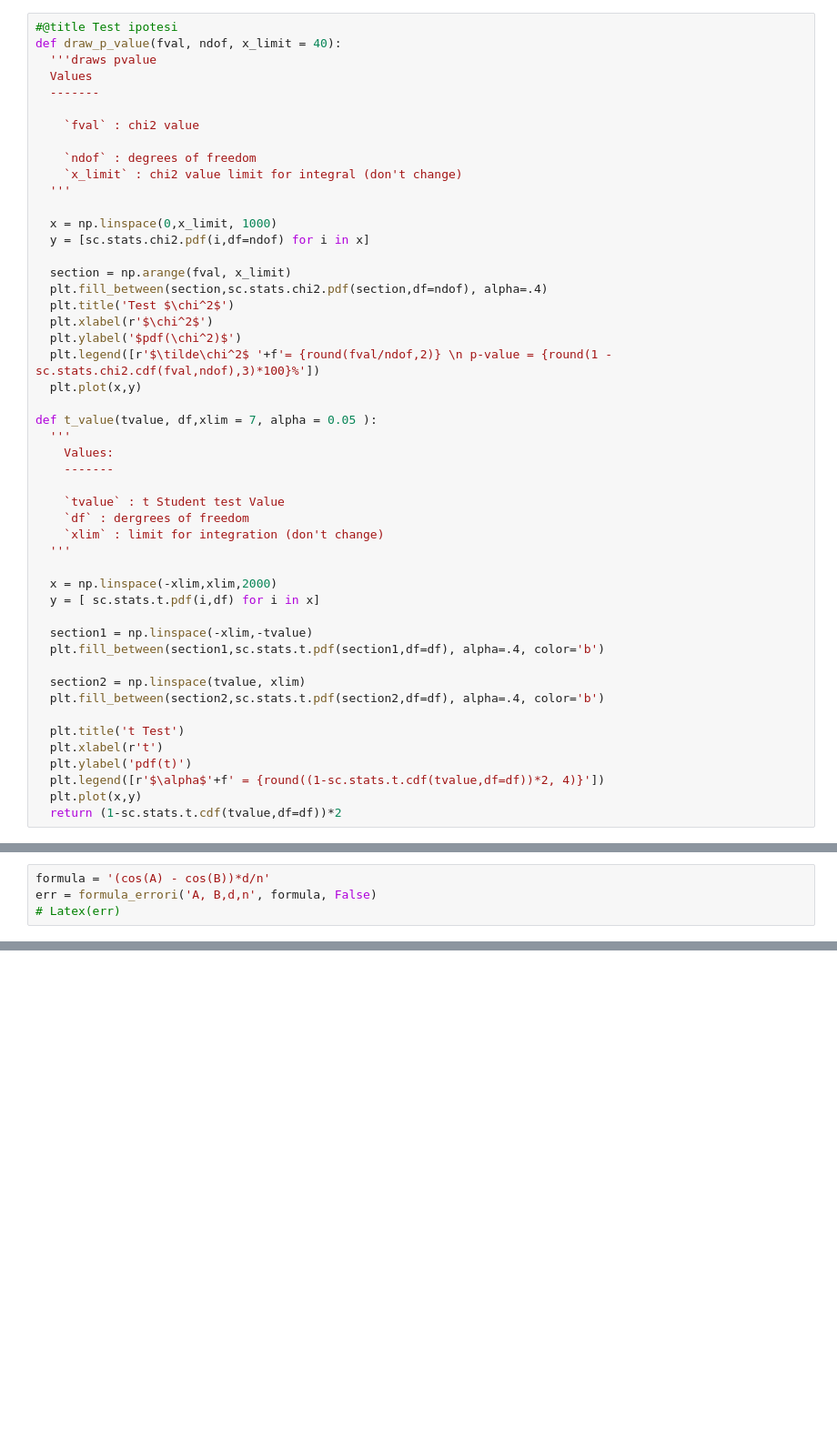
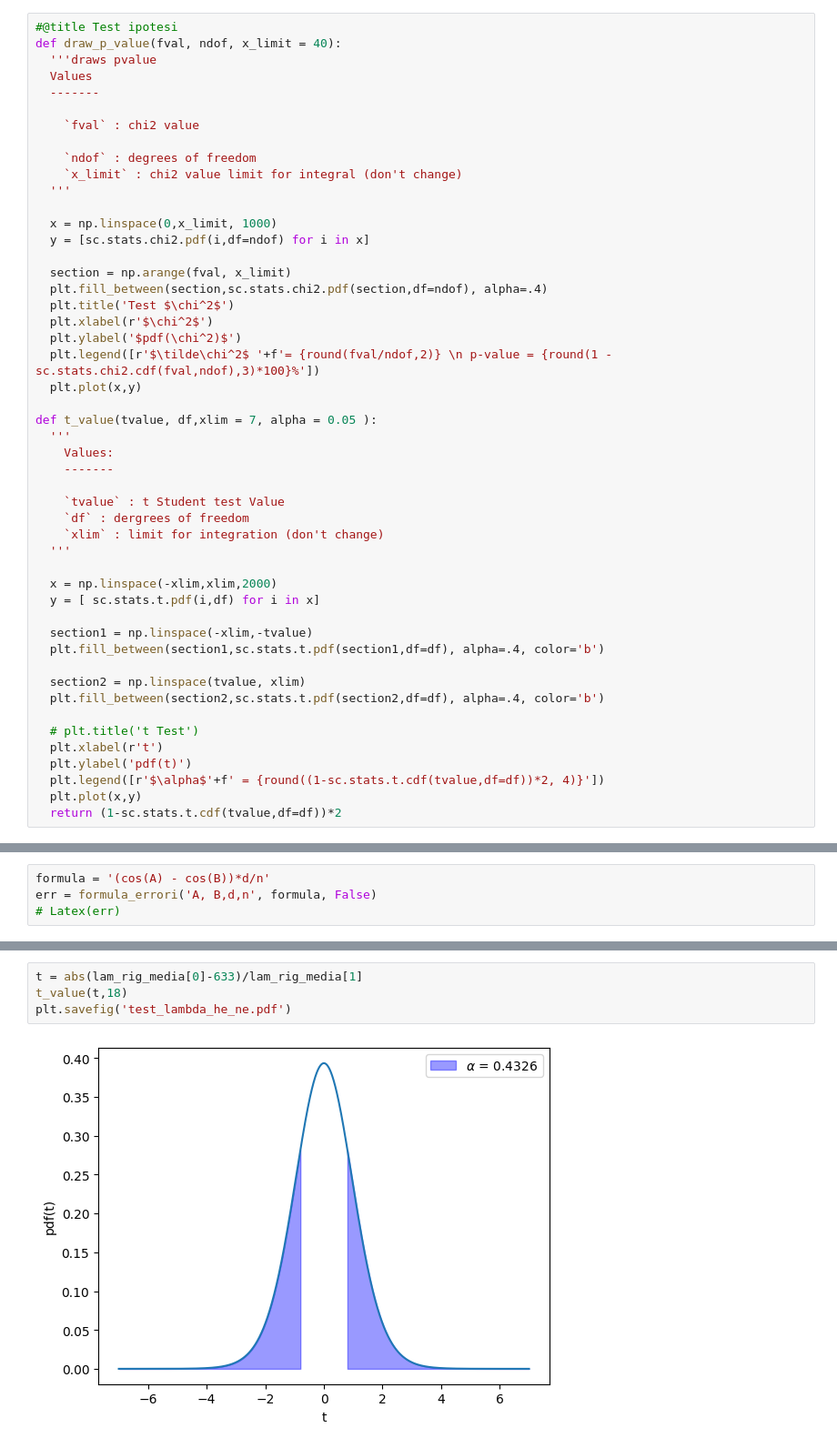
Before and after one commit to Yedi278/Lab2, a Jupyter notebook: Interferometro/Interferometro.ipynb, the cells around one changed output, grey strips where cells are left out. Shown at 91% size. Saved outputs shown, nothing was run; the diff lists cells and outputs as text; blank space fills up the shorter version.

```diff
--- a/Interferometro/Interferometro.ipynb
+++ b/Interferometro/Interferometro.ipynb
@@ -106,7 +106,7 @@ def t_value(tvalue, df,xlim = 7, alpha = 0.05 ):
   section2 = np.linspace(tvalue, xlim)
   plt.fill_between(section2,sc.stats.t.pdf(section2,df=df), alpha=.4, color='b')
 
-  plt.title('t Test')
+  # plt.title('t Test')
   plt.xlabel(r't')
   plt.ylabel('pdf(t)')
   plt.legend([r'$\alpha$'+f' = {round((1-sc.stats.t.cdf(tvalue,df=df))*2, 4)}'])
@@ -750,0 +768,6 @@ print(m)
+# %%
+t = abs(lam_rig_media[0]-633)/lam_rig_media[1]
+t_value(t,18)
+plt.savefig('test_lambda_he_ne.pdf')
+# %% [output]
+[figure, added]
```
Also changed, not shown: parts of 11 cells of this notebook, 7 other files.
